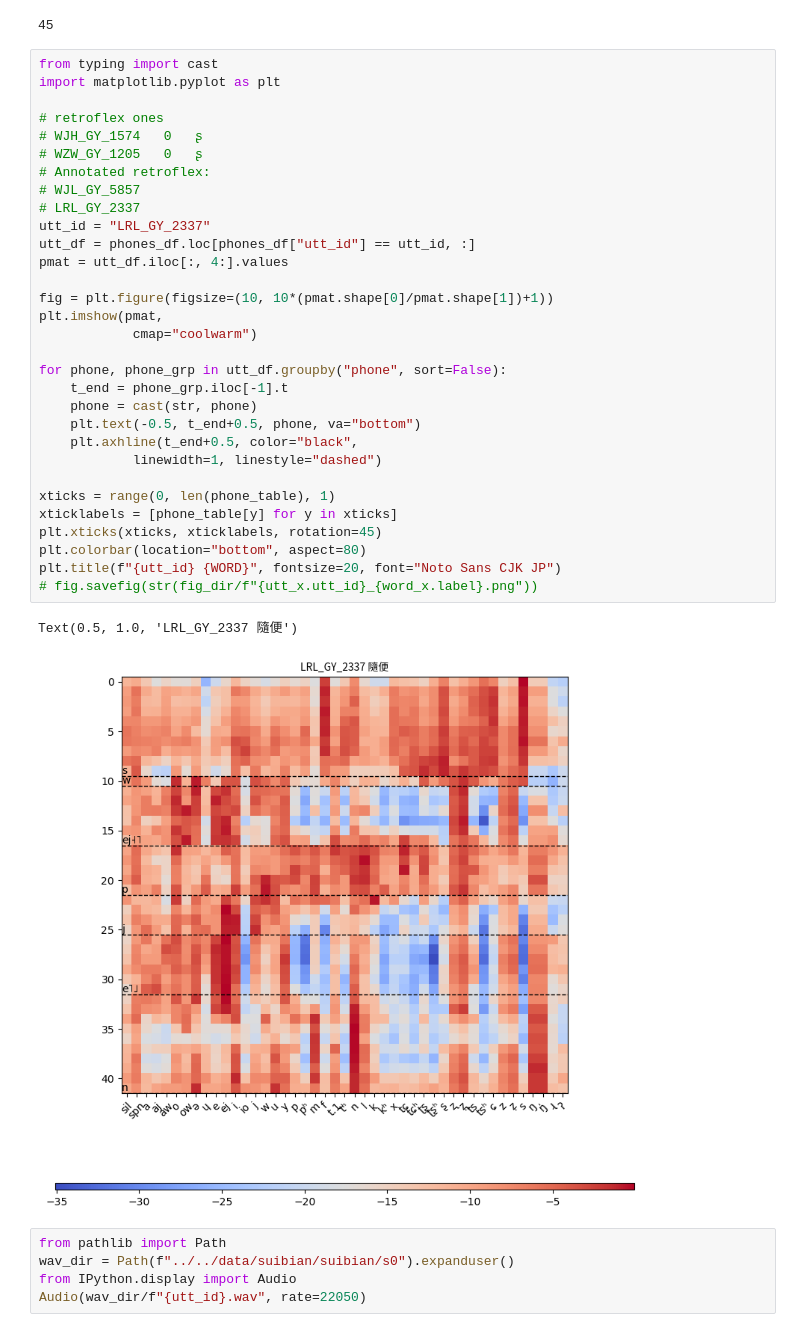
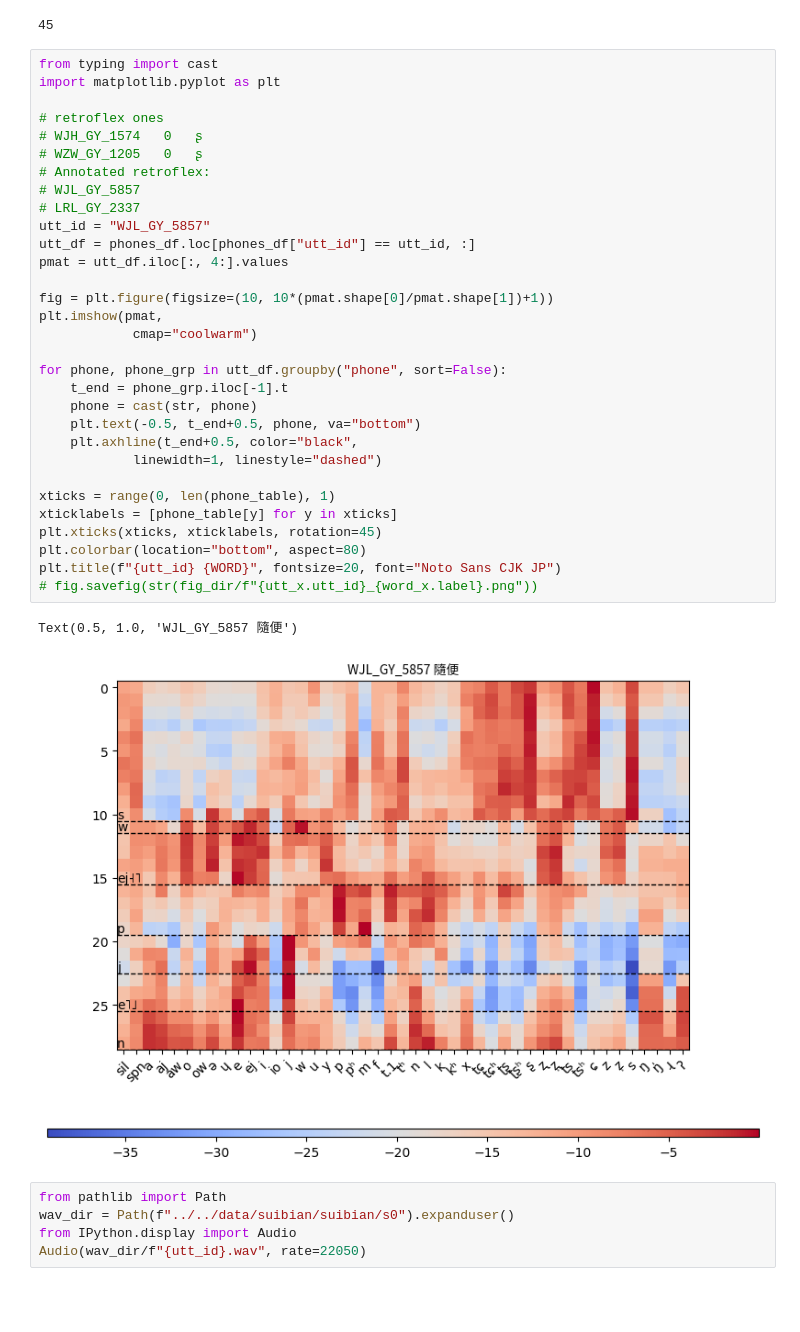
Before and after one commit to seantyh/weave, a Jupyter notebook: etc/60.19.1-suibian/20-visualize-am.ipynb, the cells around one changed output. Cells and saved outputs as stored; diff of their text form; blank space fills up the shorter version.

```diff
--- a/etc/60.19.1-suibian/20-visualize-am.ipynb
+++ b/etc/60.19.1-suibian/20-visualize-am.ipynb
@@ -39,36 +39,36 @@ len(phone_table)
 from typing import cast
 import matplotlib.pyplot as plt
 
 # retroflex ones
 # WJH_GY_1574	0	ʂ
 # WZW_GY_1205	0	ʂ
 # Annotated retroflex:
 # WJL_GY_5857
 # LRL_GY_2337
-utt_id = "LRL_GY_2337"
+utt_id = "WJL_GY_5857"
 utt_df = phones_df.loc[phones_df["utt_id"] == utt_id, :]
 pmat = utt_df.iloc[:, 4:].values
 
 fig = plt.figure(figsize=(10, 10*(pmat.shape[0]/pmat.shape[1])+1))
 plt.imshow(pmat,
             cmap="coolwarm")
 
 for phone, phone_grp in utt_df.groupby("phone", sort=False):
     t_end = phone_grp.iloc[-1].t
     phone = cast(str, phone)
     plt.text(-0.5, t_end+0.5, phone, va="bottom")
     plt.axhline(t_end+0.5, color="black",
             linewidth=1, linestyle="dashed")
 
 xticks = range(0, len(phone_table), 1)
 xticklabels = [phone_table[y] for y in xticks]
 plt.xticks(xticks, xticklabels, rotation=45)
 plt.colorbar(location="bottom", aspect=80)
 plt.title(f"{utt_id} {WORD}", fontsize=20, font="Noto Sans CJK JP")
 # fig.savefig(str(fig_dir/f"{utt_x.utt_id}_{word_x.label}.png"))
 # %% [output]
-Text(0.5, 1.0, 'LRL_GY_2337 隨便')
+Text(0.5, 1.0, 'WJL_GY_5857 隨便')
-[figure, old version]
+[figure, new version]
 # %%
 from pathlib import Path
 wav_dir = Path(f"../../data/suibian/suibian/s0").expanduser()
```
Also changed, not shown: parts of 7 cells of this notebook, 7 other files.
